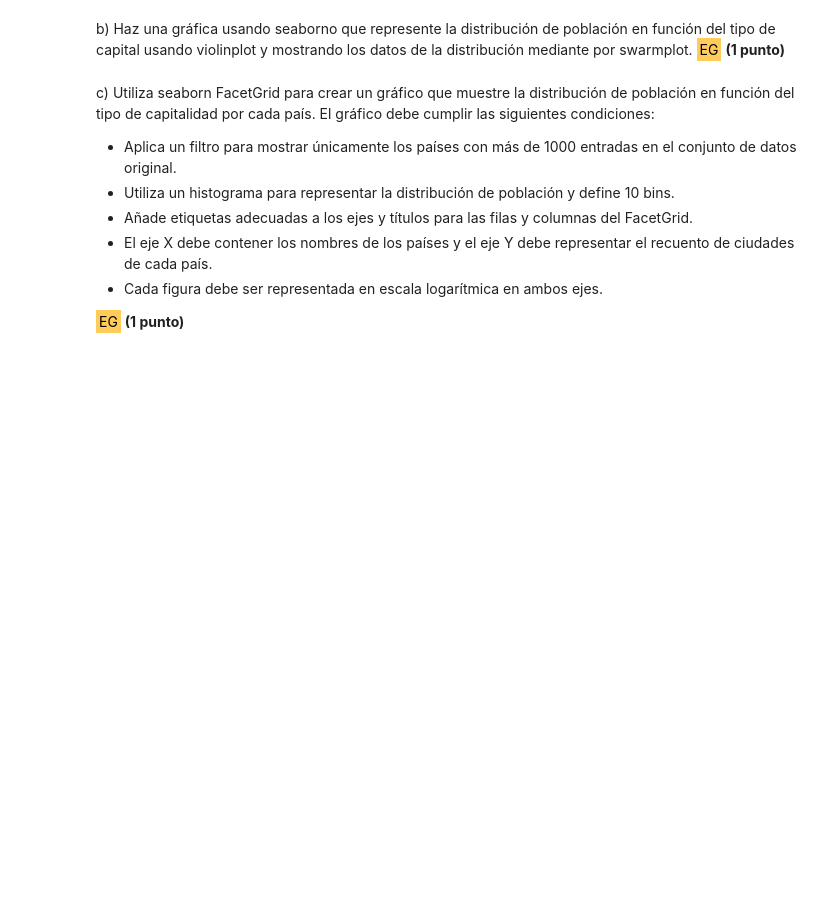
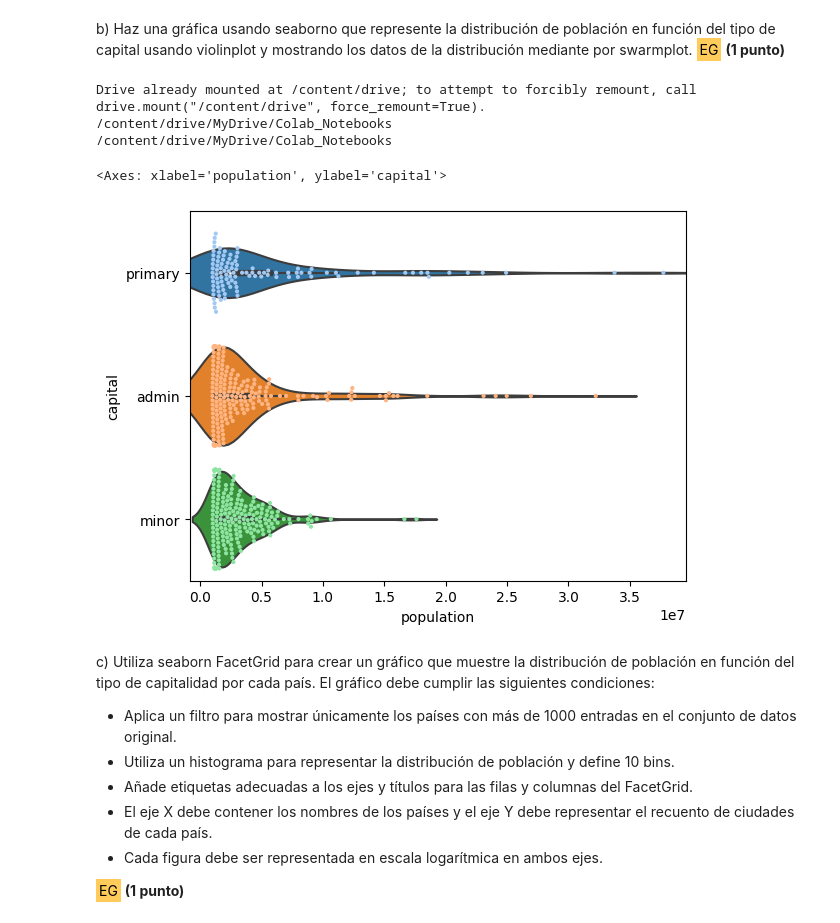
Before and after one commit to bvillenap7/Fundamentos_Data_Science_UOC_PEC8, a Jupyter notebook: prog_datasci_8_vis_entrega.ipynb, the cells around one changed output. Drawn from its saved outputs; the diff is of its cells as text; code cells hidden in the pictures; blank space fills up the shorter version.

```diff
--- a/prog_datasci_8_vis_entrega.ipynb
+++ b/prog_datasci_8_vis_entrega.ipynb
@@ -82,3 +181,37 @@ b) Haz una gráfica usando seaborno que represente la distribución de població
+# %%
+# Respuesta
+#Reutilizamos código anterior
+
+#Instalamos geopandas
+#!pip install geopandas==0.13.0
+
+from google.colab import drive
+drive.mount('/content/drive')
+%cd /content/drive/MyDrive/Colab_Notebooks
+!pwd
+
+import pandas as pd
+data_wc = pd.read_excel("prog_datasci_8/data/worldcities.xlsx")
+
+capital_mill = data_wc[data_wc.population > 1000000]
+capital_mill = capital_mill.dropna()
+capital_mill_strat = capital_mill.groupby('capital').agg({'city': 'count'})
+
+#Importamos librería seaborn
+import seaborn as sns
+
+#Hacemos gráfica representando la población en función del tipo de capital
+#usando violinplot y mostrando los datos mediante swarmplot
+sns.violinplot(data = capital_mill, x = 'population', y = 'capital',
+               scale = 'count')
+sns.swarmplot(data = capital_mill, x = 'population', y = 'capital',
+              palette = 'pastel', size = 3)
+# %% [output]
+Drive already mounted at /content/drive; to attempt to forcibly remount, call drive.mount("/content/drive", force_remount=True).
+/content/drive/MyDrive/Colab_Notebooks
+/content/drive/MyDrive/Colab_Notebooks
+<Axes: xlabel='population', ylabel='capital'>
+[figure, added]
 # %% [markdown]
 c) Utiliza seaborn FacetGrid para crear un gráfico que muestre la distribución de población en función del tipo de capitalidad por cada país. El gráfico debe cumplir las siguientes condiciones:
 
```
Also changed, not shown: parts of 17 cells of this notebook, 6 other files.
